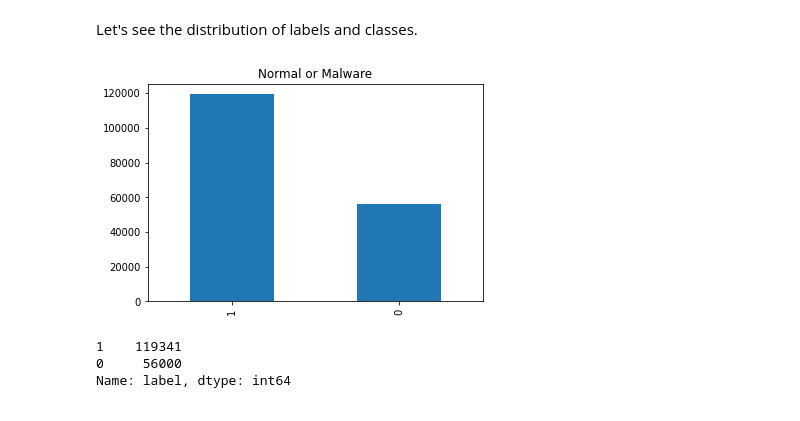
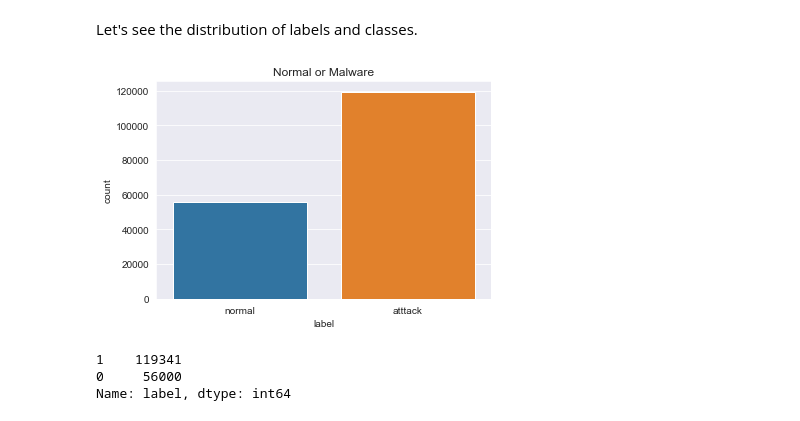
Before and after one commit to pvan1/DATA-606-Capstone, a Jupyter notebook: capstone-phase1.ipynb, the cells around one changed output. Cells and saved outputs as stored; diff of their text form; code cells hidden in the pictures.

```diff
--- a/capstone-phase1.ipynb
+++ b/capstone-phase1.ipynb
@@ -131,9 +131,16 @@ We can see that most features have most of their instances at or near zero and r
 # %% [markdown]
 Let's see the distribution of labels and classes.
 # %%
-_ = training_data['label'].value_counts().plot(kind='bar', title='Normal or Malware')
+#_ = training_data['label'].value_counts().plot(kind='bar', title='Normal or Malware')
+#plt.figure(figsize=(10,5))
+sns.set_style('darkgrid')
+label_plt = sns.countplot(x='label', data=training_data)
+label_plt.set_title('Normal or Malware')
+label_plt.set_xticklabels(['normal', 'atttack'])
+plt.savefig('./images/label_dist.png', dpi=300, bbox_inches='tight')
+plt.show()
 # %% [output]
-[figure, old version]
+[figure, new version]
 # %%
 training_data['label'].value_counts()
 # %% [output]
```
Also changed, not shown: parts of 17 cells of this notebook.
